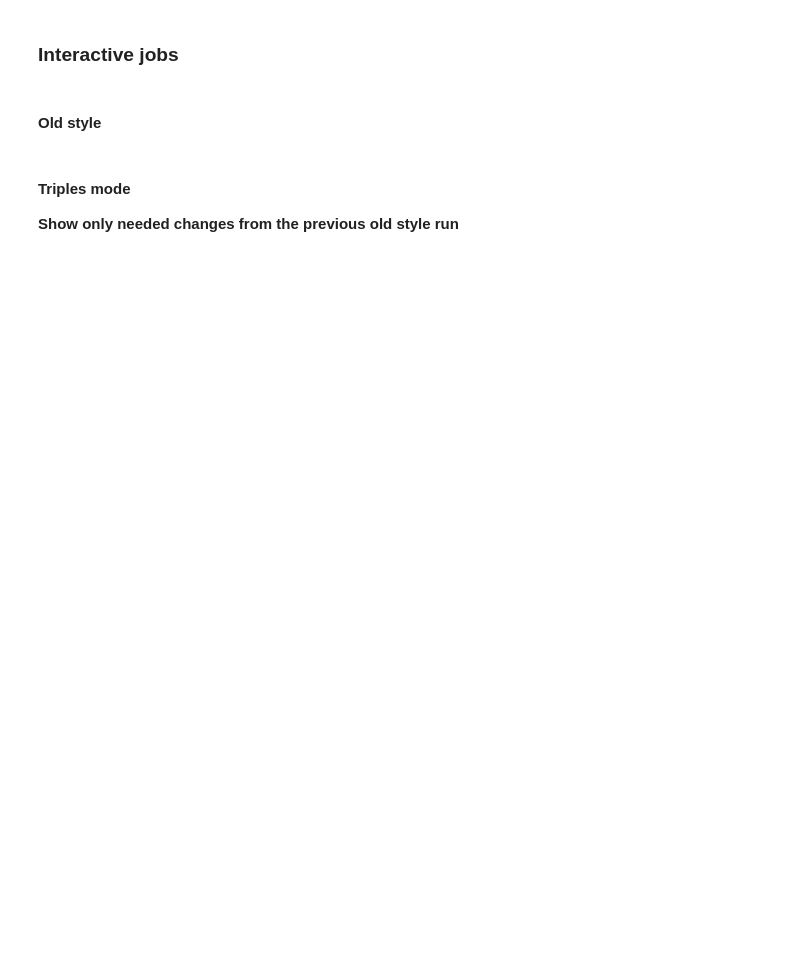
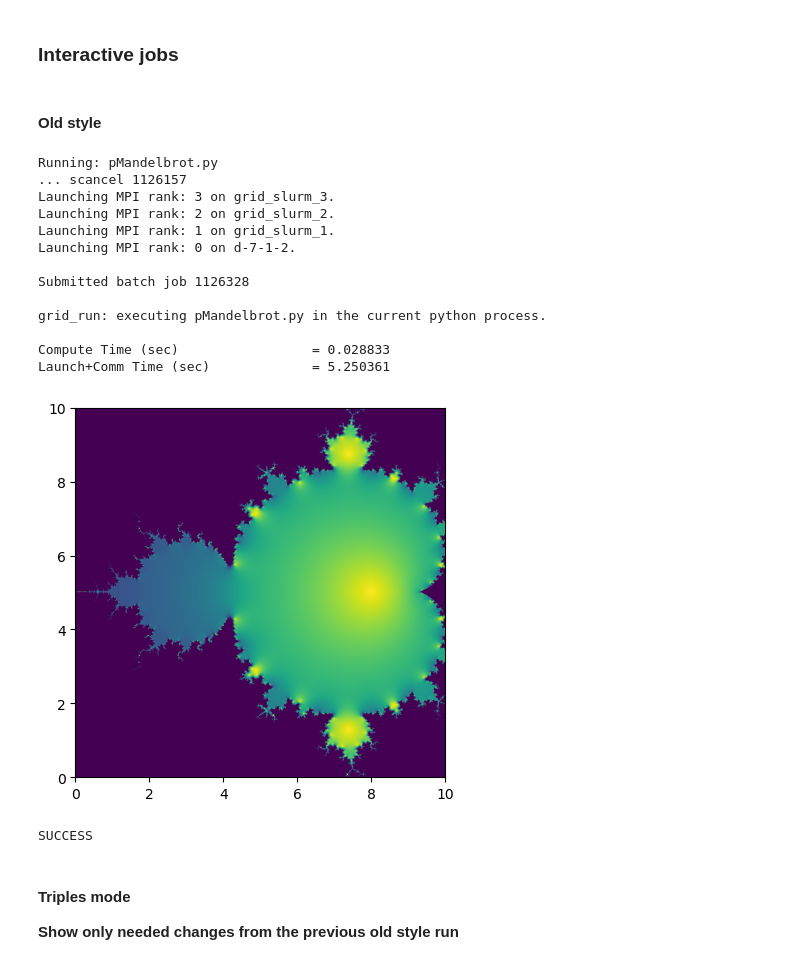
Before and after one commit to Accla/pPython, a Jupyter notebook: tutorials/pPython-Lunch-N-Learn-LLSC.ipynb, the cells around one changed output. Drawn from its saved outputs; the diff is of its cells as text; code cells hidden in the pictures; blank space fills up the shorter version.

Commit message:
Updated pPython-Lunch-N-Learn-LLSC.ipynb to work with pPython package version

```diff
--- a/tutorials/pPython-Lunch-N-Learn-LLSC.ipynb
+++ b/tutorials/pPython-Lunch-N-Learn-LLSC.ipynb
@@ -247,23 +52,40 @@ print('PPYTHON_HONE: %s'%(PPYTHON_HOME))
 #### Old style
 # %%
 # Import PythonMPI launch funciton
+import pPython
 from pRUN import *
 
 # Disable HDF5 file locking (Lustre parallel filesystem on LLSC)
 os.environ["HDF5_USE_FILE_LOCKING"]="FALSE"
 
 # By default, local filesystem based messaging kernel is enabled.
 # For interactive job, disable it.
 os.environ['PPYTHON_LOCAL_FS'] = 'no'
 # old styple: does not support central file system -> need to fix this
 
 # PythonMPI script filename
 py_file = 'pMandelbrot.py'
 # Define number of MPI processes
 n_proc = 4
 
 # Launch pPython
-pRUN( py_file, n_proc, 'grid-xeon-e5' )
+pRUN( py_file, n_proc, 'grid-xeon-p8' )
+# %% [output]
+Running: pMandelbrot.py
+... scancel 1126157
+Launching MPI rank: 3 on grid_slurm_3.
+Launching MPI rank: 2 on grid_slurm_2.
+Launching MPI rank: 1 on grid_slurm_1.
+Launching MPI rank: 0 on d-7-1-2.
+
+Submitted batch job 1126328
+
+grid_run: executing pMandelbrot.py in the current python process.
+
+Compute Time (sec)                 = 0.028833
+Launch+Comm Time (sec)             = 5.250361
+[figure, added]
+SUCCESS
 # %% [markdown]
 #### Triples mode
 <strong>Show only needed changes from the previous old style run</strong>
```
Also changed, not shown: parts of 60 cells of this notebook.
